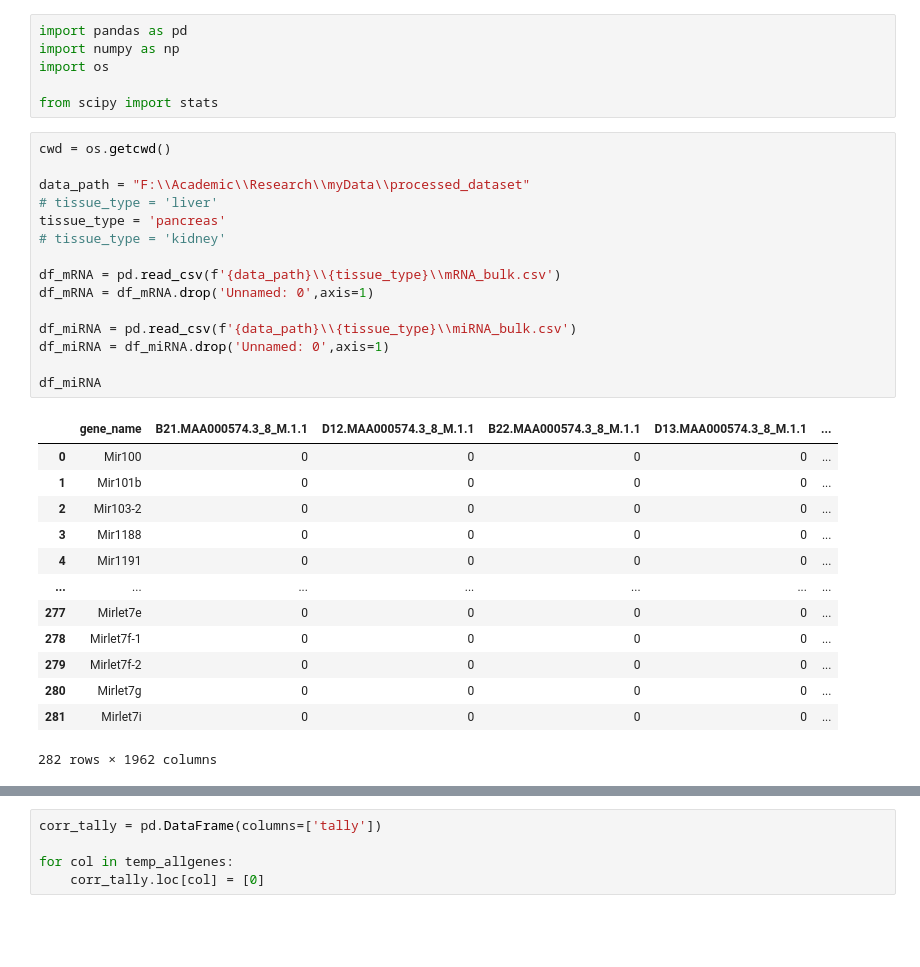
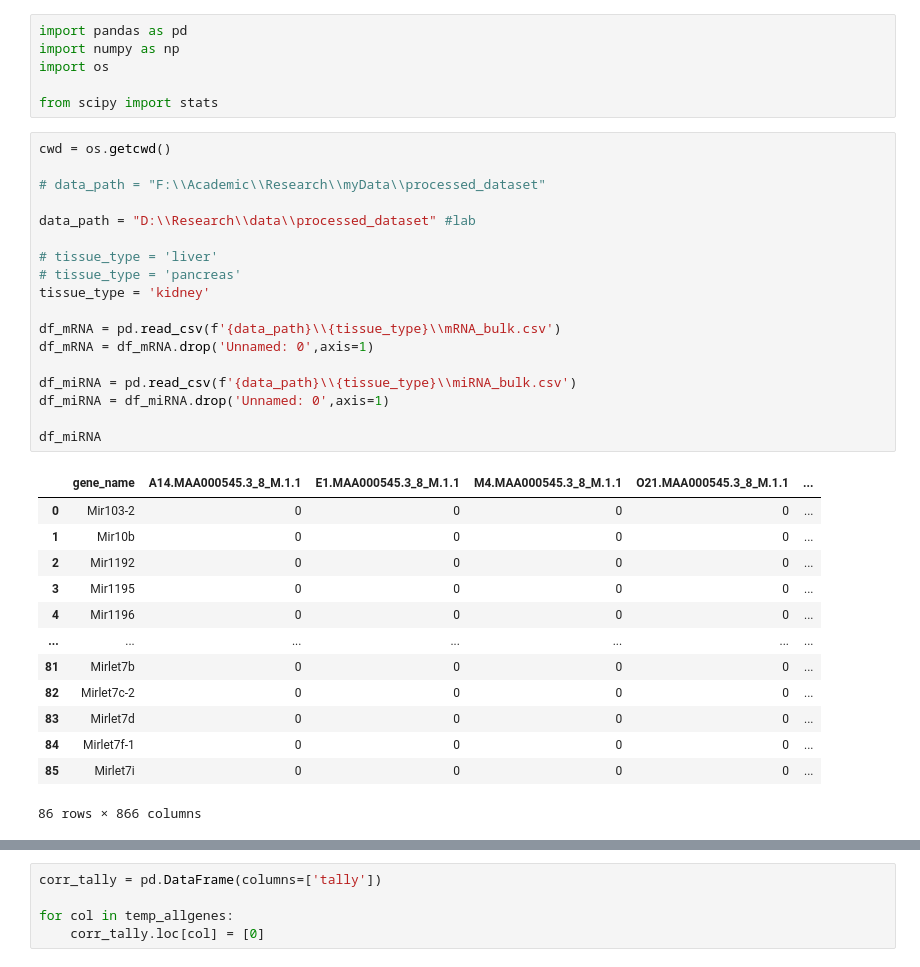
Before and after one commit to Fahim17/inferring-miRNA, a Jupyter notebook: data_manipulation_corr.ipynb, the cells around one changed output, grey strips where cells are left out. Cells and saved outputs as stored; diff of their text form; blank space fills up the shorter version.

```diff
--- a/data_manipulation_corr.ipynb
+++ b/data_manipulation_corr.ipynb
@@ -7,32 +7,35 @@ from scipy import stats
 # %%
 cwd = os.getcwd()
 
-data_path = "F:\\Academic\\Research\\myData\\processed_dataset"
+# data_path = "F:\\Academic\\Research\\myData\\processed_dataset"
+
+data_path = "D:\\Research\\data\\processed_dataset" #lab
+
 # tissue_type = 'liver'
-tissue_type = 'pancreas'
-# tissue_type = 'kidney'
+# tissue_type = 'pancreas'
+tissue_type = 'kidney'
 
 df_mRNA = pd.read_csv(f'{data_path}\\{tissue_type}\\mRNA_bulk.csv')
 df_mRNA = df_mRNA.drop('Unnamed: 0',axis=1)
 
 df_miRNA = pd.read_csv(f'{data_path}\\{tissue_type}\\miRNA_bulk.csv')
 df_miRNA = df_miRNA.drop('Unnamed: 0',axis=1)
 
 df_miRNA
 # %% [output]
-|  | gene_name | B21.MAA000574.3_8_M.1.1 | D12.MAA000574.3_8_M.1.1 | B22.MAA000574.3_8_M.1.1 | D13.MAA000574.3_8_M.1.1 | ... |
-| 0 | Mir100 | 0 | 0 | 0 | 0 | ... |
-| 1 | Mir101b | 0 | 0 | 0 | 0 | ... |
-| 2 | Mir103-2 | 0 | 0 | 0 | 0 | ... |
-| 3 | Mir1188 | 0 | 0 | 0 | 0 | ... |
-| 4 | Mir1191 | 0 | 0 | 0 | 0 | ... |
+|  | gene_name | A14.MAA000545.3_8_M.1.1 | E1.MAA000545.3_8_M.1.1 | M4.MAA000545.3_8_M.1.1 | O21.MAA000545.3_8_M.1.1 | ... |
+| 0 | Mir103-2 | 0 | 0 | 0 | 0 | ... |
+| 1 | Mir10b | 0 | 0 | 0 | 0 | ... |
+| 2 | Mir1192 | 0 | 0 | 0 | 0 | ... |
+| 3 | Mir1195 | 0 | 0 | 0 | 0 | ... |
+| 4 | Mir1196 | 0 | 0 | 0 | 0 | ... |
 | ... | ... | ... | ... | ... | ... | ... |
-| 277 | Mirlet7e | 0 | 0 | 0 | 0 | ... |
-| 278 | Mirlet7f-1 | 0 | 0 | 0 | 0 | ... |
-| 279 | Mirlet7f-2 | 0 | 0 | 0 | 0 | ... |
-| 280 | Mirlet7g | 0 | 0 | 0 | 0 | ... |
-| 281 | Mirlet7i | 0 | 0 | 0 | 0 | ... |
+| 81 | Mirlet7b | 0 | 0 | 0 | 0 | ... |
+| 82 | Mirlet7c-2 | 0 | 0 | 0 | 0 | ... |
+| 83 | Mirlet7d | 0 | 0 | 0 | 0 | ... |
+| 84 | Mirlet7f-1 | 0 | 0 | 0 | 0 | ... |
+| 85 | Mirlet7i | 0 | 0 | 0 | 0 | ... |
-282 rows × 1962 columns
+86 rows × 866 columns
 # %%
 temp_allgenes = df_mRNA.drop(df_mRNA.index[(df_mRNA.iloc[:,1:].sum(axis = 1) < 100)])
 temp_allgenes = temp_allgenes.set_index('gene_name').T
```
Also changed, not shown: parts of 2 cells of this notebook, 3 other files.
